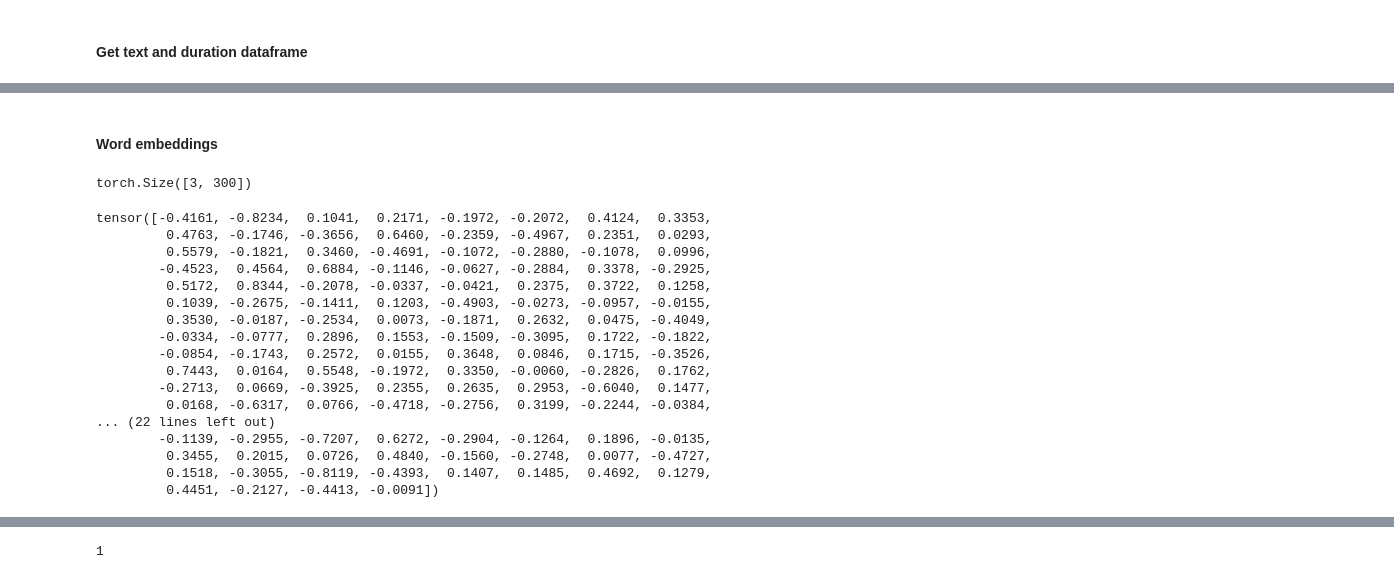
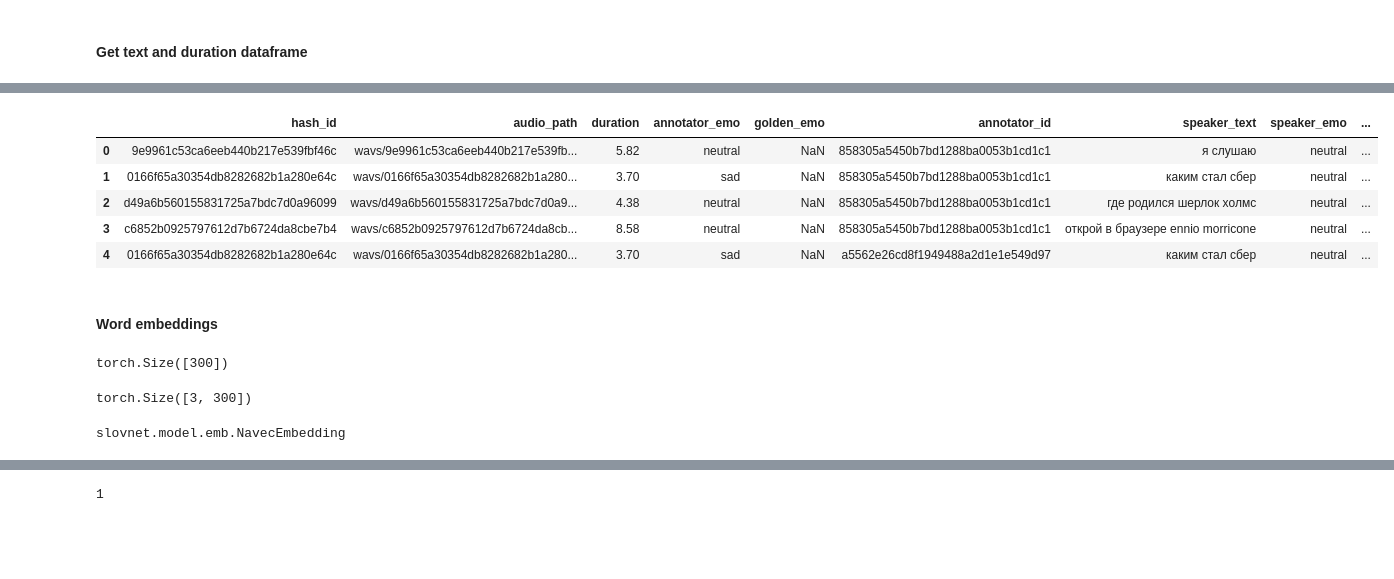
Before and after one commit to Kislv/MastersDegreeProject, a Jupyter notebook: test_hypotheses.ipynb, the cells around one changed output, grey strips where cells are left out. Saved outputs shown, nothing was run; the diff lists cells and outputs as text; code cells hidden in the pictures; blank space fills up the shorter version.

```diff
--- a/test_hypotheses.ipynb
+++ b/test_hypotheses.ipynb
@@ -44,11 +92,19 @@ duration_text.shape
+# %%
+raw_crowd_test.head()
+# %% [output]
+|  | hash_id | audio_path | duration | annotator_emo | golden_emo | annotator_id | speaker_text | speaker_emo | ... |
+| 0 | 9e9961c53ca6eeb440b217e539fbf46c | wavs/9e9961c53ca6eeb440b217e539fb... | 5.82 | neutral | NaN | 858305a5450b7bd1288ba0053b1cd1c1 | я слушаю | neutral | ... |
+| 1 | 0166f65a30354db8282682b1a280e64c | wavs/0166f65a30354db8282682b1a280... | 3.70 | sad | NaN | 858305a5450b7bd1288ba0053b1cd1c1 | каким стал сбер | neutral | ... |
+| 2 | d49a6b560155831725a7bdc7d0a96099 | wavs/d49a6b560155831725a7bdc7d0a9... | 4.38 | neutral | NaN | 858305a5450b7bd1288ba0053b1cd1c1 | где родился шерлок холмс | neutral | ... |
+| 3 | c6852b0925797612d7b6724da8cbe7b4 | wavs/c6852b0925797612d7b6724da8cb... | 8.58 | neutral | NaN | 858305a5450b7bd1288ba0053b1cd1c1 | открой в браузере ennio morricone | neutral | ... |
+| 4 | 0166f65a30354db8282682b1a280e64c | wavs/0166f65a30354db8282682b1a280... | 3.70 | sad | NaN | a5562e26cd8f1949488a2d1e1e549d97 | каким стал сбер | neutral | ... |
 # %% [markdown]
 #### Word embeddings
 # %%
-data_folder = '/home/viktor/Projects/Data/MagistracyDeploma/TestHypotheses/'
-file_name = 'navec_hudlit_v1_12B_500K_300d_100q.tar'  # 51MB
-path = os.path.join(data_folder, file_name)
 
-navec = Navec.load(path)  # ~1 sec, ~100MB RAM
+# path = os.path.join(data_folder, file_name)
+
+navec = Navec.load(NAVEC_EMBEDDINGS_FILE_PATH)  # ~1 sec, ~100MB RAM
 
 words = ['навек', '<unk>', '<pad>']
 ids = [navec.vocab[_] for _ in words]
@@ -58,11 +114,11 @@ vocab = navec.vocab
 input = torch.tensor(ids)
 
 emb(input).shape  # 3 x 300
+
+NAVEC_EMBEDDINGS_SIZE = emb(input).shape[1]
-# %% [output]
-torch.Size([3, 300])
 # %%
 # emb(torch.tensor(navec.vocab['яма']))
-def word_to_emb(emb, vocab, word_or_words: Union[str, list[str]]) -> torch.Tensor:
+def word_to_emb(word_or_words: Union[str, list[str]], emb=emb, vocab=vocab, embedding_size:int=NAVEC_EMBEDDINGS_SIZE) -> torch.Tensor:
     def single_word_to_emb(emb, vocab, word):
         return emb(torch.tensor(vocab[word]))
     if type(word_or_words) == list:
@@ -73,29 +129,25 @@ def word_to_emb(emb, vocab, word_or_words: Union[str, list[str]]) -> torch.Tenso
             except KeyError:
                 continue
             result.append(word_emb)
-        return result
+        if len(result) != 0:
+            return torch.stack(result)
+        else:
+            return torch.zeros((1, embedding_size))
     else:
         return single_word_to_emb(emb, vocab, word_or_words)
 
 example_word = 'кот'
-default_embedding_size = word_to_emb(emb, vocab, example_word).shape.numel()
-word_to_emb(emb, vocab, example_word)
+default_embedding_size = word_to_emb(example_word).shape.numel()
+word_to_emb(example_word).shape
 # word_to_emb(emb, vocab, ['витя', 'ваня'])
 # %% [output]
-tensor([-0.4161, -0.8234,  0.1041,  0.2171, -0.1972, -0.2072,  0.4124,  0.3353,
-         0.4763, -0.1746, -0.3656,  0.6460, -0.2359, -0.4967,  0.2351,  0.0293,
-         0.5579, -0.1821,  0.3460, -0.4691, -0.1072, -0.2880, -0.1078,  0.0996,
-        -0.4523,  0.4564,  0.6884, -0.1146, -0.0627, -0.2884,  0.3378, -0.2925,
-         0.5172,  0.8344, -0.2078, -0.0337, -0.0421,  0.2375,  0.3722,  0.1258,
-         0.1039, -0.2675, -0.1411,  0.1203, -0.4903, -0.0273, -0.0957, -0.0155,
-         0.3530, -0.0187, -0.2534,  0.0073, -0.1871,  0.2632,  0.0475, -0.4049,
-        -0.0334, -0.0777,  0.2896,  0.1553, -0.1509, -0.3095,  0.1722, -0.1822,
-        -0.0854, -0.1743,  0.2572,  0.0155,  0.3648,  0.0846,  0.1715, -0.3526,
-         0.7443,  0.0164,  0.5548, -0.1972,  0.3350, -0.0060, -0.2826,  0.1762,
-        -0.2713,  0.0669, -0.3925,  0.2355,  0.2635,  0.2953, -0.6040,  0.1477,
-         0.0168, -0.6317,  0.0766, -0.4718, -0.2756,  0.3199, -0.2244, -0.0384,
-... (22 lines left out)
-        -0.1139, -0.2955, -0.7207,  0.6272, -0.2904, -0.1264,  0.1896, -0.0135,
-         0.3455,  0.2015,  0.0726,  0.4840, -0.1560, -0.2748,  0.0077, -0.4727,
-         0.1518, -0.3055, -0.8119, -0.4393,  0.1407,  0.1485,  0.4692,  0.1279,
-         0.4451, -0.2127, -0.4413, -0.0091])
+torch.Size([300])
+# %%
+word_to_emb(['кот', 'собака', 'краб']).shape
+# %% [output]
+torch.Size([3, 300])
+# %%
+type(vocab)
+type(emb)
+# %% [output]
+slovnet.model.emb.NavecEmbedding
```
Also changed, not shown: parts of 71 cells of this notebook, 2 other files.
